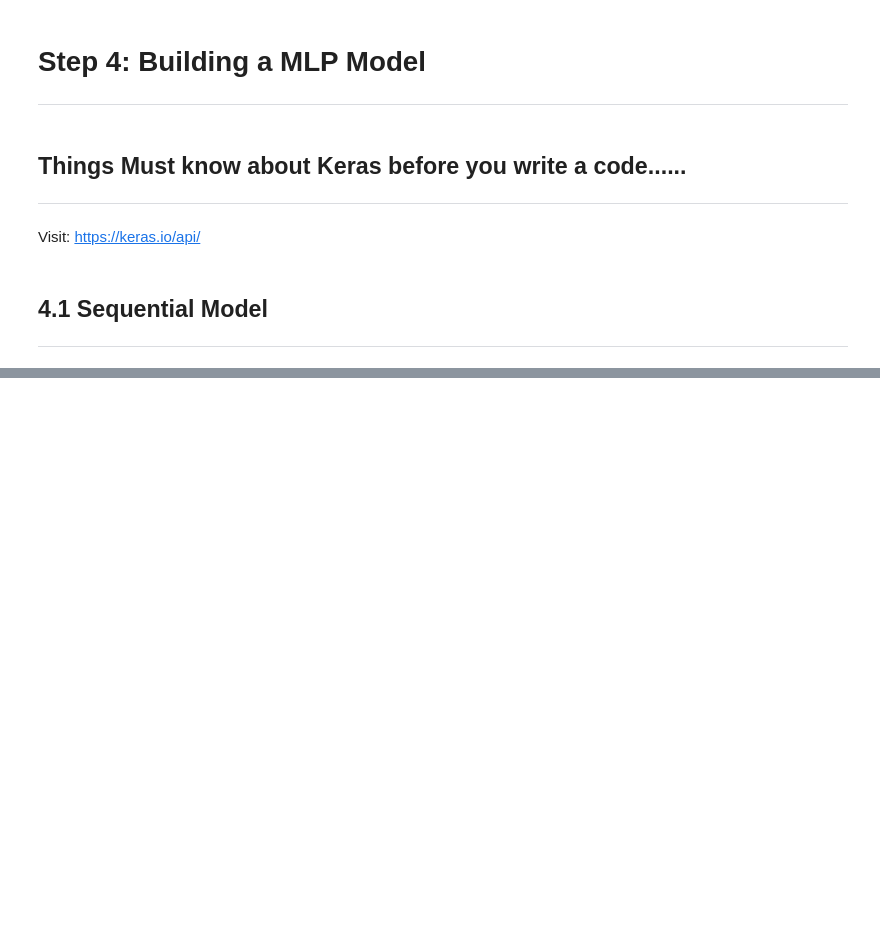
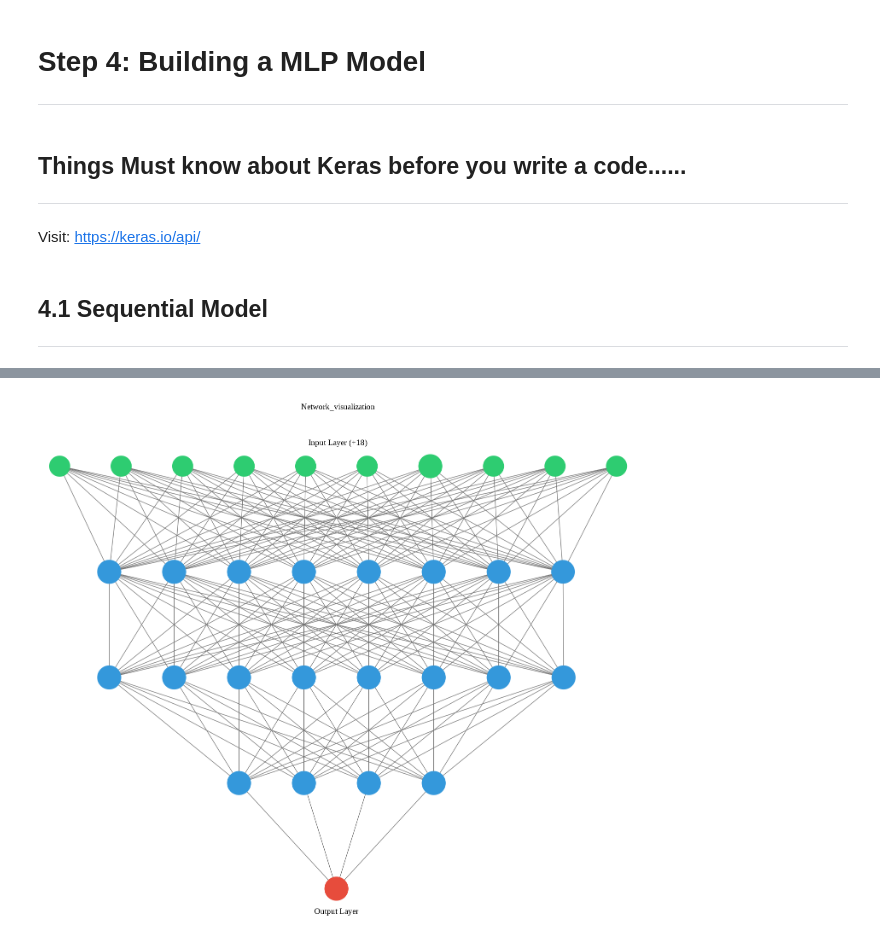
Before and after one commit to ShrikantUppin/Neural_Network, a Jupyter notebook: forest_fire.ipynb, the cells around one changed output, grey strips where cells are left out. Saved outputs shown, nothing was run; the diff lists cells and outputs as text; code cells hidden in the pictures; blank space fills up the shorter version.

```diff
--- a/forest_fire.ipynb
+++ b/forest_fire.ipynb
@@ -149,8 +149,9 @@ Visit: https://keras.io/api/
 # %%
 
 model = Sequential([
-                    model.add(layers.Dense(8, input_shape=(28,))),
-                    model.add(layers.Dense(8, )),
-                    model.add(layers.Dense(4, )),
-                    model.add(layers.Dense(1, ))
+                    keras.Input(shape=(28,)),
+                    layers.Dense(8),
+                    layers.Dense(8),
+                    layers.Dense(4),
+                    layers.Dense(1)
 ])
@@ -156,0 +177,10 @@ model = Sequential([
+# %%
+from ann_visualizer.visualize import ann_viz
+from graphviz import render
+from IPython.display import Image
+
+ann_viz(model, title='Network_visualization')
+render('dot', 'png', '/content/network.gv')
+Image(filename='/content/network.gv.png', width=600)
+# %% [output]
+[figure, added]
```
Also changed, not shown: parts of 1 cell of this notebook.
